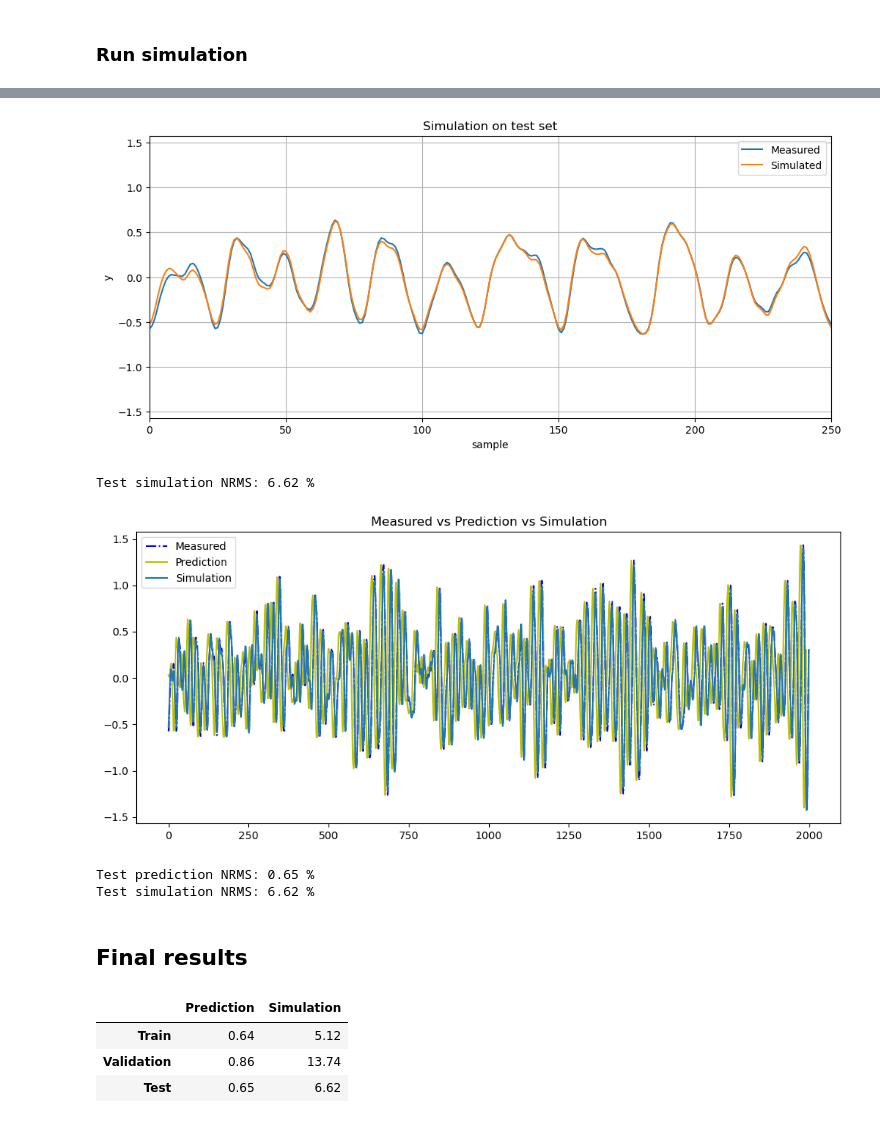
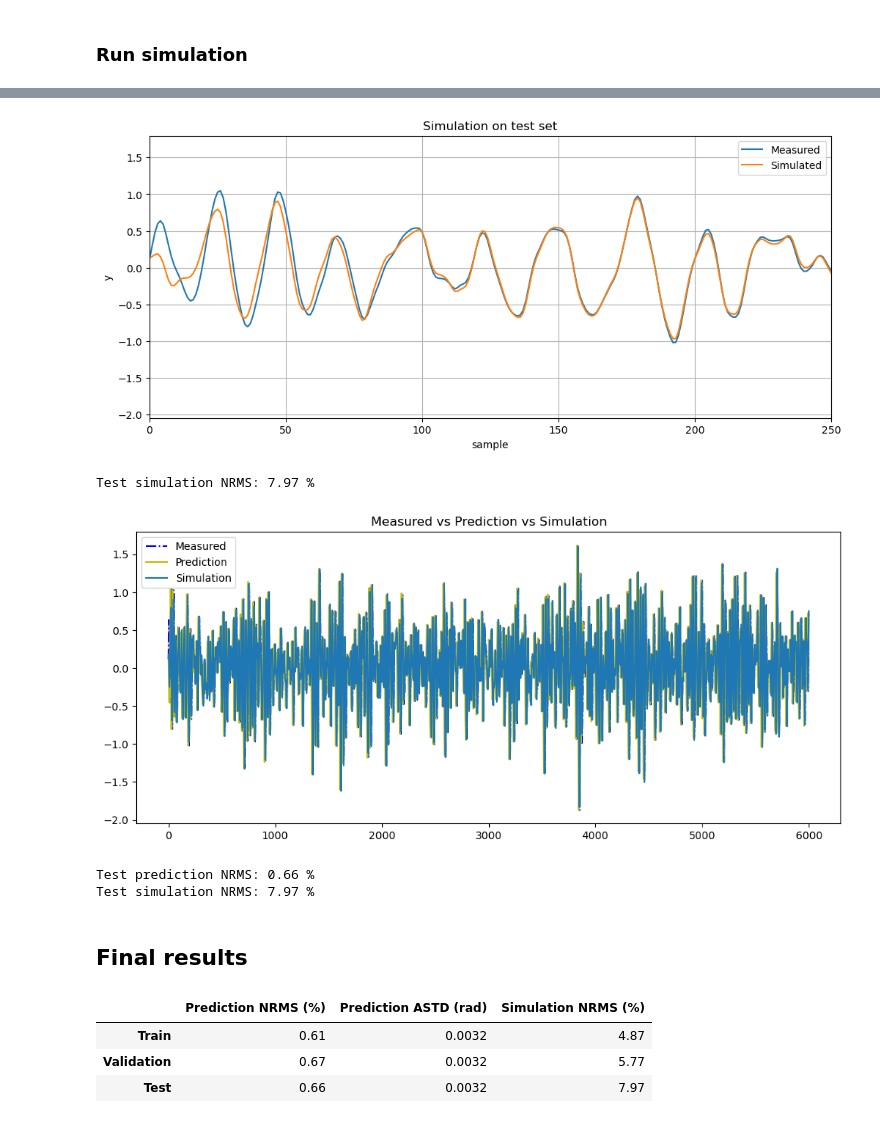
Before and after one commit to Erick-Hoogstrate/5SC28, a Jupyter notebook: Simulation test compact final init.ipynb, the cells around one changed output, grey strips where cells are left out. Cells and saved outputs as stored; diff of their text form; code cells hidden in the pictures.

```diff
--- a/Simulation test compact final init.ipynb
+++ b/Simulation test compact final init.ipynb
@@ -16,8 +17,13 @@ from data import load_narx_data, load_data
 # %%
 n_a, n_b = 8, 3
 Split = [0.6, 0.2, 0.2] # split; [training, validation, test]
-total_number_of_points = 10000 # total number of points to consider from the larger dataset (starting from index 0)
+total_number_of_points = 30000 # total number of points to consider from the larger dataset (starting from index 0)
 restarts = 0
+
+Save_model = False
+Load_model = True
+File_name_save = "InitializedGPmodel.dump" #Choose the file name to save the model to, needs .dump extension
+File_name_load = "GPmodel.dump" #Choose the file name to load the model from, needs .dump extension
 
 Xtrain_NARX, Ytrain_NARX = load_narx_data(n_a, n_b, total_number_of_points, section="train", split=Split, as_tensor=False)
 Xval_NARX, Yval_NARX = load_narx_data(n_a, n_b, total_number_of_points, section="validation", split=Split, as_tensor=False)
@@ -48,10 +54,11 @@ def use_NARX_model_in_simulation(ulist, f, na, nb, Y_in):
 XtrainNARXSparse = csr_matrix(Xtrain_NARX).toarray()
 YtrainNARXSparse = csr_matrix(Ytrain_NARX).toarray().transpose()
 # %%
-kernel = RBF(length_scale_bounds=[1,50]) + WhiteKernel(noise_level_bounds=[1e-7,1e-2])
-# kernel = RationalQuadratic() + WhiteKernel()
-reg = GaussianProcessRegressor(kernel, n_restarts_optimizer=restarts)
+if not Load_model:
+    kernel = RBF(length_scale_bounds=[1,50]) + WhiteKernel(noise_level_bounds=[1e-7,1e-2])
 
-reg.fit(XtrainNARXSparse, YtrainNARXSparse)
+    reg = GaussianProcessRegressor(kernel, n_restarts_optimizer=restarts)
 
-print(reg.kernel_)
+    reg.fit(XtrainNARXSparse, YtrainNARXSparse)
+
+    print(reg.kernel_)
@@ -60,5 +65,11 @@ RBF(length_scale=5.55) + WhiteKernel(noise_level=1.06e-05)
+# %%
+if Save_model:
+    with open(File_name_save , "wb") as f:
+     pickle.dump(reg, f)
+
+if Load_model:
+    reg = pickle.load(open(File_name_load,"rb"))
 # %%
-Ytrain_pred, Ytrain_pred_std = reg.predict(Xtrain_NARX,return_std=True)
 plt.figure(figsize=(12,5))
 plt.plot(Ytrain_NARX)
 plt.title('Prediction on train set')
@@ -68,8 +79,10 @@ plt.grid(); plt.xlabel('sample'); plt.ylabel('y'); plt.legend(['measured','pred'
 plt.xlim([0, 250])
 plt.show()
 
+Y_train_pred_average_std = calculate_average_std(Ytrain_pred_std)
 NRMS_train_pred = calculate_error_nrms(Ytrain_pred, Ytrain_NARX)
 print(f'Train prediction NRMS: {NRMS_train_pred:.2f} %')
+print(f'Train prediction ASTD: {Y_train_pred_average_std:.4f}')
 
 plt.figure(figsize=(12,5))
 plt.title('Prediction on validation set')
@@ -80,8 +93,10 @@ plt.grid(); plt.xlabel('sample'); plt.ylabel('y'); plt.legend(['measured','pred'
 plt.xlim([0, 250])
 plt.show()
 
+Y_val_pred_average_std = calculate_average_std(Yval_pred_std)
 NRMS_val_pred = calculate_error_nrms(Yval_pred, Yval_NARX)
 print(f'Validation prediction NRMS: {NRMS_val_pred:.2f} %')
+print(f'Validation prediction ASTD: {Y_val_pred_average_std:.4f}')
 
 plt.figure(figsize=(12,5))
 plt.title('Prediction on test set')
@@ -92,7 +107,9 @@ plt.grid(); plt.xlabel('sample'); plt.ylabel('y'); plt.legend(['measured','pred'
 plt.xlim([0, 250])
 plt.show()
 
+Y_test_pred_average_std = calculate_average_std(Ytest_pred_std)
 NRMS_test_pred = calculate_error_nrms(Ytest_pred, Ytest_NARX)
 print(f'Test prediction NRMS: {NRMS_test_pred:.2f} %')
+print(f'Test prediction ASTD: {Y_test_pred_average_std:.4f}')
 # %% [output]
 [figure]
@@ -196,28 +216,31 @@ plt.show()
 print(f'Test prediction NRMS: {NRMS_test_pred:.2f} %')
 print(f'Test simulation NRMS: {NRMS_test_sim:.2f} %')
 # %% [output]
-[figure, old version]
+[figure, new version]
-Test simulation NRMS: 6.62 %
+Test simulation NRMS: 7.97 %
-[figure, old version]
+[figure, new version]
-Test prediction NRMS: 0.65 %
-Test simulation NRMS: 6.62 %
+Test prediction NRMS: 0.66 %
+Test simulation NRMS: 7.97 %
 # %% [markdown]
 ## Final results
 # %%
 data = {
-    'Prediction': [NRMS_train_pred, NRMS_val_pred, NRMS_test_pred],
-    'Simulation': [NRMS_train_sim, NRMS_val_sim, NRMS_test_sim]
+    'Prediction NRMS (%)': [NRMS_train_pred, NRMS_val_pred, NRMS_test_pred],
+    'Prediction ASTD (rad)': [Y_train_pred_average_std, Y_val_pred_average_std, Y_test_pred_average_std],
+    'Simulation NRMS (%)': [NRMS_train_sim, NRMS_val_sim, NRMS_test_sim]
 }
 
 index = ['Train', 'Validation', 'Test']
 
 df = pd.DataFrame(data, index=index)
 
-df = df.round(2)
+df['Prediction NRMS (%)'] = df['Prediction NRMS (%)'].round(decimals = 2)
+df['Prediction ASTD (rad)'] = df['Prediction ASTD (rad)'].round(decimals = 4)
+df['Simulation NRMS (%)'] = df['Simulation NRMS (%)'].round(decimals = 2)
 
 display(df)
 # %% [output]
-|  | Prediction | Simulation |
-| Train | 0.64 | 5.12 |
-| Validation | 0.86 | 13.74 |
-| Test | 0.65 | 6.62 |
+|  | Prediction NRMS (%) | Prediction ASTD (rad) | Simulation NRMS (%) |
+| Train | 0.61 | 0.0032 | 4.87 |
+| Validation | 0.67 | 0.0032 | 5.77 |
+| Test | 0.66 | 0.0032 | 7.97 |
```
Also changed, not shown: parts of 7 cells of this notebook, 8 other files.
